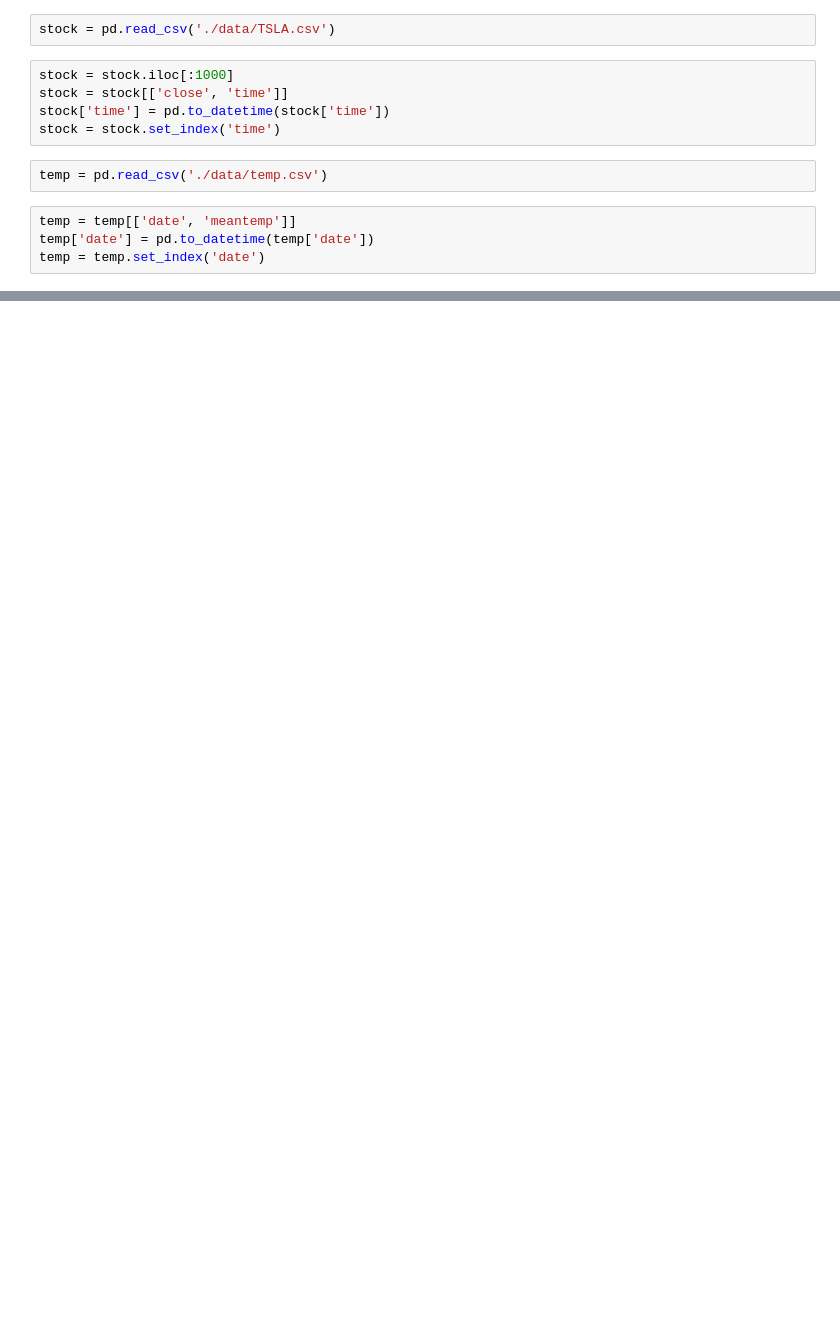
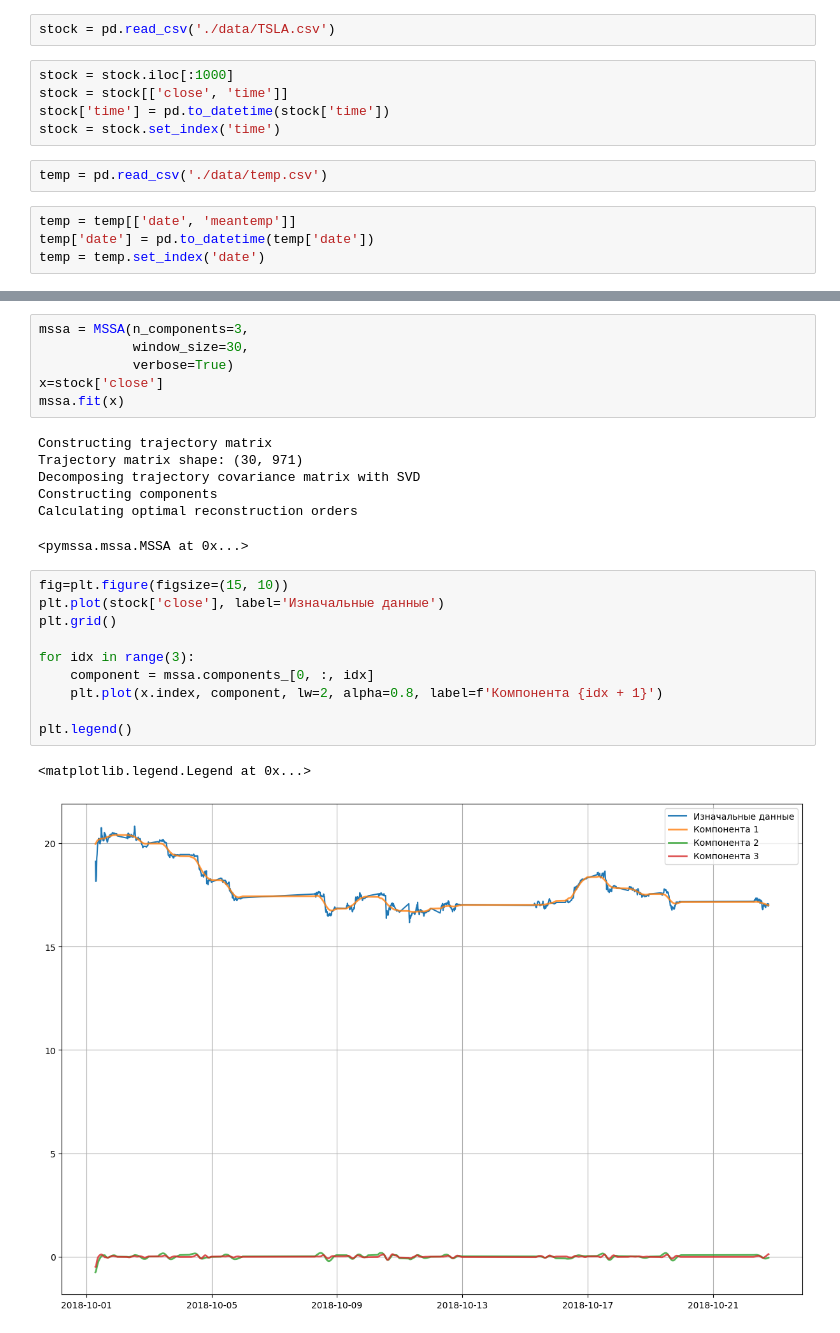
Before and after one commit to Anthony-Cov/MatObes, a Jupyter notebook: Pushkarev/lab/lab3.ipynb, the cells around one changed output, grey strips where cells are left out. Saved outputs shown, nothing was run; the diff lists cells and outputs as text; blank space fills up the shorter version.

```diff
--- a/Pushkarev/lab/lab3.ipynb
+++ b/Pushkarev/lab/lab3.ipynb
@@ -89,0 +60,26 @@ ModuleNotFoundError: No module named 'pymssa'
+# %%
+mssa = MSSA(n_components=3,
+            window_size=30,
+            verbose=True)
+x=stock['close']
+mssa.fit(x)
+# %% [output]
+Constructing trajectory matrix
+Trajectory matrix shape: (30, 971)
+Decomposing trajectory covariance matrix with SVD
+Constructing components
+Calculating optimal reconstruction orders
+<pymssa.mssa.MSSA at 0x...>
+# %%
+fig=plt.figure(figsize=(15, 10))
+plt.plot(stock['close'], label='Изначальные данные')
+plt.grid()
+
+for idx in range(3):
+    component = mssa.components_[0, :, idx]
+    plt.plot(x.index, component, lw=2, alpha=0.8, label=f'Компонента {idx + 1}')
+
+plt.legend()
+# %% [output]
+<matplotlib.legend.Legend at 0x...>
+[figure, added]
```
Also changed, not shown: parts of 12 cells of this notebook.
